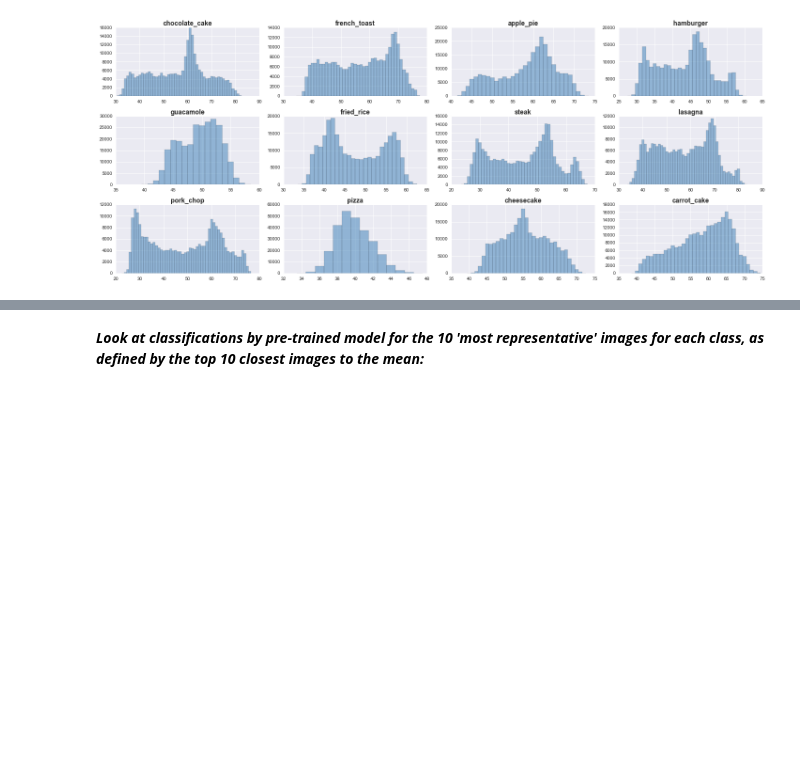
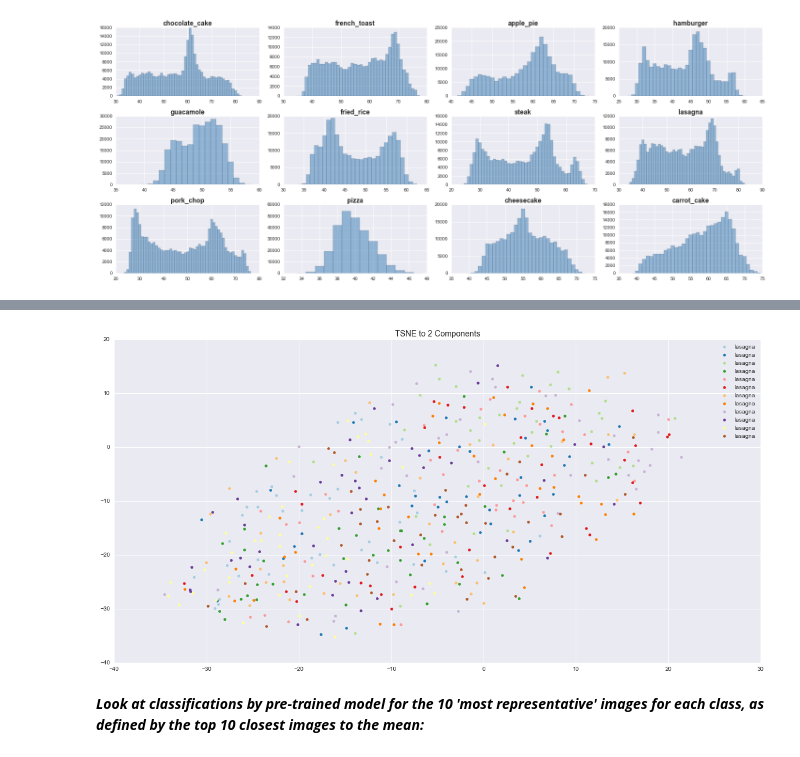
Before and after one commit to simonb83/DataScienceIntensive, a Jupyter notebook: capstone/interim_report.ipynb, the cells around one changed output, grey strips where cells are left out. Saved outputs shown, nothing was run; the diff lists cells and outputs as text; code cells hidden in the pictures; blank space fills up the shorter version.

Commit message:
Adding 2-D plot of 40 images from each category.

```diff
--- a/capstone/interim_report.ipynb
+++ b/capstone/interim_report.ipynb
@@ -164,3 +177,31 @@ closest = pd.read_json('data/food-101/top_classes/closest_images.txt')
+# %%
+pca = RandomizedPCA(n_components=50)
+X = pca.fit_transform(data)
+# %%
+model = TSNE(n_components=2, random_state=0)
+transformed = model.fit_transform(X)
+# %%
+fitted = {}
+i = 0
+for c in top_12_classes:
+    fitted[c] = transformed[i*40:(i + 1)*40]
+    i += 1
+# %%
+colors = ['#a6cee3','#1f78b4','#b2df8a','#33a02c','#fb9a99','#e31a1c','#fdbf6f','#ff7f00','#cab2d6','#6a3d9a','#ffff99','#b15928']
+# %%
+fig, ax = plt.subplots(figsize=(20,10))
+i = 0
+for c in top_12_classes:
+    x = fitted[c][:, 0]
+    y = fitted[c][:, 1]
+    ax.scatter(x, y, color=colors[i], label=k)
+    i += 1
+
+ax.set_title('TSNE to 2 Components', fontsize='14')
+ax.legend()
+plt.show()
+# %% [output]
+[figure, added]
 # %% [markdown]
 ***Look at classifications by pre-trained model for the 10 'most representative' images for each class, as defined by the top 10 closest images to the mean:***
 # %%
```
Also changed, not shown: parts of 8 cells of this notebook.
